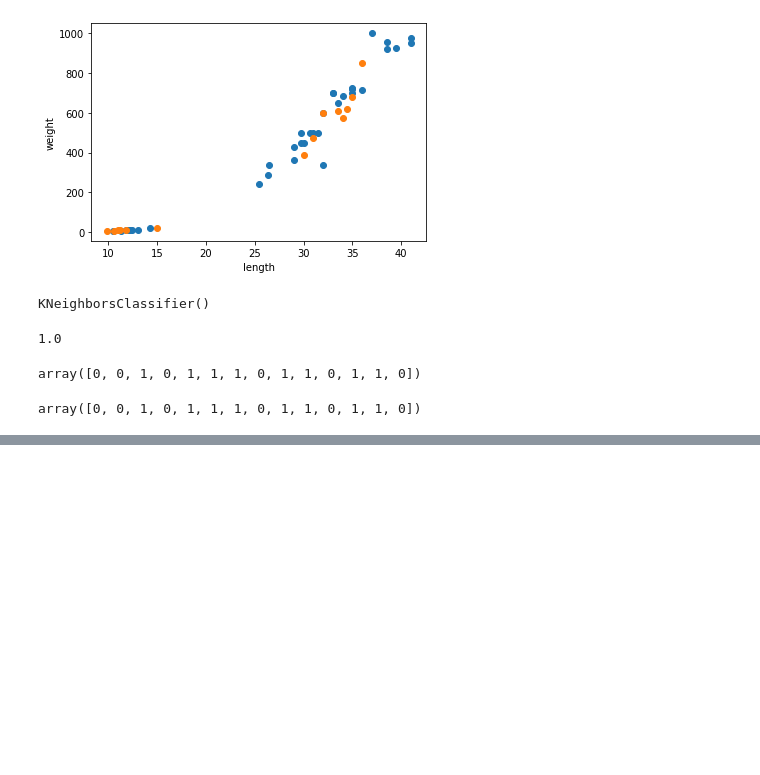
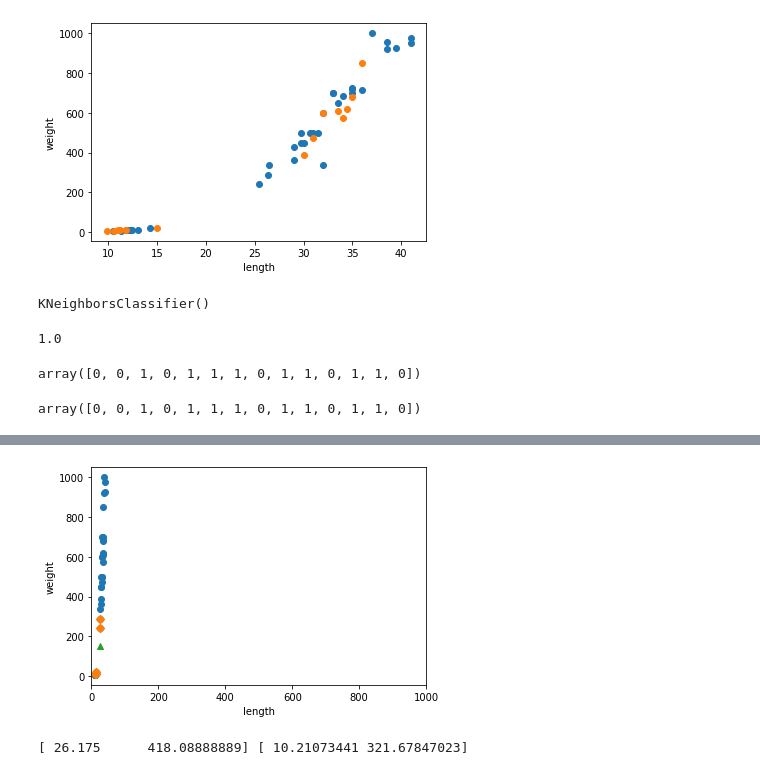
Before and after one commit to Ruinenhaft/Unknown_3, a Jupyter notebook: fish.ipynb, the cells around one changed output, grey strips where cells are left out. Drawn from its saved outputs; the diff is of its cells as text; code cells hidden in the pictures; blank space fills up the shorter version.

```diff
--- a/fish.ipynb
+++ b/fish.ipynb
@@ -231,0 +278,11 @@ array([0, 0, 1, 0, 1, 1, 1, 0, 1, 1, 0, 1, 1, 0])
+# %%
+# x축과 y축의 비율이 맞지 않아 맞춰보자
+plt.scatter(X_train[:,0], X_train[:,1])
+plt.scatter(X_train[indexes, 0], X_train[indexes, 1], marker = 'D')
+plt.xlim((0,1000))
+plt.scatter(25, 150, marker='^')
+plt.xlabel('length')
+plt.ylabel('weight')
+plt.show()
+# %% [output]
+[figure, added]
@@ -231,0 +298,4 @@ array([0, 0, 1, 0, 1, 1, 1, 0, 1, 1, 0, 1, 1, 0])
+# %%
+print(mean, std)
+# %% [output]
+[ 26.175      418.08888889] [ 10.21073441 321.67847023]
```
Also changed, not shown: parts of 22 cells of this notebook.
